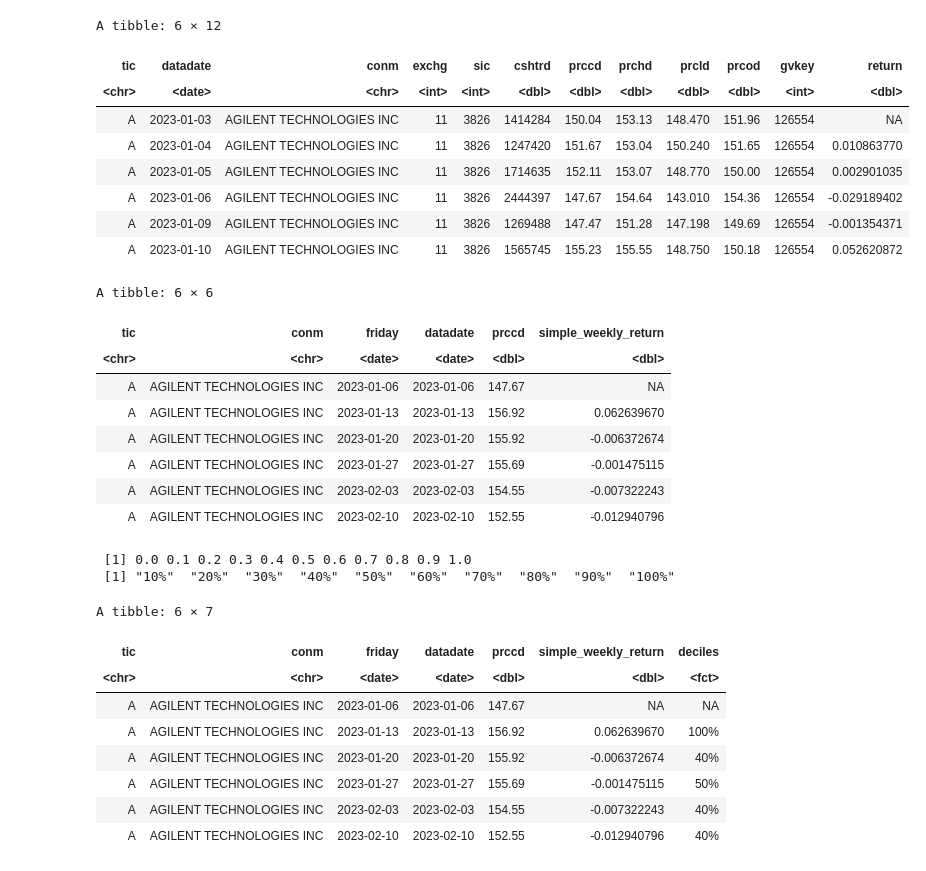
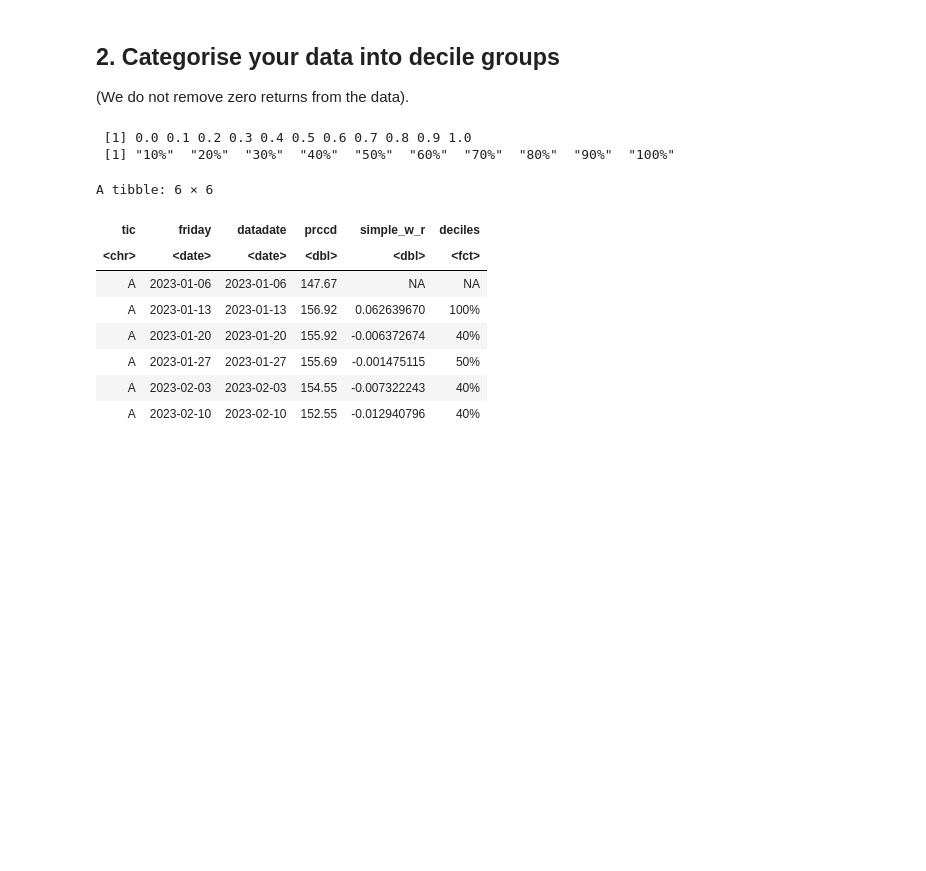
Before and after one commit to mg825/R_Assignment_1, a Jupyter notebook: Assignment-2/code.ipynb, the cells around one changed output. Saved outputs shown, nothing was run; the diff lists cells and outputs as text; code cells hidden in the pictures; blank space fills up the shorter version.

```diff
--- a/Assignment-2/code.ipynb
+++ b/Assignment-2/code.ipynb
@@ -149,0 +197,10 @@ A tibble: 6 × 2
+# %%
+#| tbl-cap: "Simple weekly returns for each ticker"
+data_weekly = data %>%
+    mutate(friday = floor_date(datadate, "week")+5) %>%
+    filter(friday == datadate) %>%
+        group_by(tic) %>%
+        mutate(simple_w_r = prccd / lag(prccd) - 1) %>%
+        select(tic, conm, friday, datadate, prccd, simple_w_r) %>%
+        ungroup()
+head(data_weekly |> select(-conm, -friday))
@@ -150,66 +217,39 @@ A tibble: 6 × 2
+# %% [markdown]
+## 2. Categorise your data into decile groups
+(We do not remove zero returns from the data).
 # %%
-# 1. Calculate simple weekly returns for each ticker in the full dataset using the following formula
-head(data)
-data_weekly = data %>%
-    mutate(friday = floor_date(datadate, "week")+5) %>%
-    filter(friday == datadate) %>%
-        group_by(tic) %>%
-        mutate(simple_weekly_return = prccd / lag(prccd) - 1) %>%
-        select(tic, conm, friday, datadate, prccd, simple_weekly_return) %>%
-        ungroup()
-head(data_weekly)
-
-# 2. Categorise your data into decile groups based on simple weekly returns, labelled 0%, 10%, 20%, ...
-# Do not remove zero returns from the data
 c_breaks = seq(0, 1, by = 0.1)
 print(c_breaks)
 
 c_labels <- paste0((1:(length(c_breaks) - 1)) * 10, "%")
 print(c_labels)
 
+#| tbl-cap: "Data categorized by decile groups"
 data_weekly_deciles <- data_weekly %>%
     mutate(
         deciles = cut(
-            simple_weekly_return,
+            simple_w_r,
             breaks = quantile(
-            simple_weekly_return,
+            simple_w_r,
             probs = c_breaks,
             type = 9,
             na.rm = TRUE
             ),
         labels = c_labels,
         include.lowest = TRUE
         )
     ) %>%
   arrange(tic, datadate)
-head(data_weekly_deciles)
+head(data_weekly_deciles |> select(-conm))
 # %% [output]
-A tibble: 6 × 12
+ [1] 0.0 0.1 0.2 0.3 0.4 0.5 0.6 0.7 0.8 0.9 1.0
+ [1] "10%"  "20%"  "30%"  "40%"  "50%"  "60%"  "70%"  "80%"  "90%"  "100%"
+A tibble: 6 × 6
-| tic | datadate | conm | exchg | sic | cshtrd | prccd | prchd | prcld | prcod | gvkey | return |
-| <chr> | <date> | <chr> | <int> | <int> | <dbl> | <dbl> | <dbl> | <dbl> | <dbl> | <int> | <dbl> |
-| A | 2023-01-03 | AGILENT TECHNOLOGIES INC | 11 | 3826 | 1414284 | 150.04 | 153.13 | 148.470 | 151.96 | 126554 | NA |
-| A | 2023-01-04 | AGILENT TECHNOLOGIES INC | 11 | 3826 | 1247420 | 151.67 | 153.04 | 150.240 | 151.65 | 126554 | 0.010863770 |
-| A | 2023-01-05 | AGILENT TECHNOLOGIES INC | 11 | 3826 | 1714635 | 152.11 | 153.07 | 148.770 | 150.00 | 126554 | 0.002901035 |
-| A | 2023-01-06 | AGILENT TECHNOLOGIES INC | 11 | 3826 | 2444397 | 147.67 | 154.64 | 143.010 | 154.36 | 126554 | -0.029189402 |
-| A | 2023-01-09 | AGILENT TECHNOLOGIES INC | 11 | 3826 | 1269488 | 147.47 | 151.28 | 147.198 | 149.69 | 126554 | -0.001354371 |
-| A | 2023-01-10 | AGILENT TECHNOLOGIES INC | 11 | 3826 | 1565745 | 155.23 | 155.55 | 148.750 | 150.18 | 126554 | 0.052620872 |
+| tic | friday | datadate | prccd | simple_w_r | deciles |
+| <chr> | <date> | <date> | <dbl> | <dbl> | <fct> |
+| A | 2023-01-06 | 2023-01-06 | 147.67 | NA | NA |
+| A | 2023-01-13 | 2023-01-13 | 156.92 | 0.062639670 | 100% |
+| A | 2023-01-20 | 2023-01-20 | 155.92 | -0.006372674 | 40% |
+| A | 2023-01-27 | 2023-01-27 | 155.69 | -0.001475115 | 50% |
+| A | 2023-02-03 | 2023-02-03 | 154.55 | -0.007322243 | 40% |
+| A | 2023-02-10 | 2023-02-10 | 152.55 | -0.012940796 | 40% |
-A tibble: 6 × 6
-| tic | conm | friday | datadate | prccd | simple_weekly_return |
-| <chr> | <chr> | <date> | <date> | <dbl> | <dbl> |
-| A | AGILENT TECHNOLOGIES INC | 2023-01-06 | 2023-01-06 | 147.67 | NA |
-| A | AGILENT TECHNOLOGIES INC | 2023-01-13 | 2023-01-13 | 156.92 | 0.062639670 |
-| A | AGILENT TECHNOLOGIES INC | 2023-01-20 | 2023-01-20 | 155.92 | -0.006372674 |
-| A | AGILENT TECHNOLOGIES INC | 2023-01-27 | 2023-01-27 | 155.69 | -0.001475115 |
-| A | AGILENT TECHNOLOGIES INC | 2023-02-03 | 2023-02-03 | 154.55 | -0.007322243 |
-| A | AGILENT TECHNOLOGIES INC | 2023-02-10 | 2023-02-10 | 152.55 | -0.012940796 |
- [1] 0.0 0.1 0.2 0.3 0.4 0.5 0.6 0.7 0.8 0.9 1.0
- [1] "10%"  "20%"  "30%"  "40%"  "50%"  "60%"  "70%"  "80%"  "90%"  "100%"
-A tibble: 6 × 7
-| tic | conm | friday | datadate | prccd | simple_weekly_return | deciles |
-| <chr> | <chr> | <date> | <date> | <dbl> | <dbl> | <fct> |
-| A | AGILENT TECHNOLOGIES INC | 2023-01-06 | 2023-01-06 | 147.67 | NA | NA |
-| A | AGILENT TECHNOLOGIES INC | 2023-01-13 | 2023-01-13 | 156.92 | 0.062639670 | 100% |
-| A | AGILENT TECHNOLOGIES INC | 2023-01-20 | 2023-01-20 | 155.92 | -0.006372674 | 40% |
-| A | AGILENT TECHNOLOGIES INC | 2023-01-27 | 2023-01-27 | 155.69 | -0.001475115 | 50% |
-| A | AGILENT TECHNOLOGIES INC | 2023-02-03 | 2023-02-03 | 154.55 | -0.007322243 | 40% |
-| A | AGILENT TECHNOLOGIES INC | 2023-02-10 | 2023-02-10 | 152.55 | -0.012940796 | 40% |
```
Also changed, not shown: parts of 36 cells of this notebook, 2 other files.
